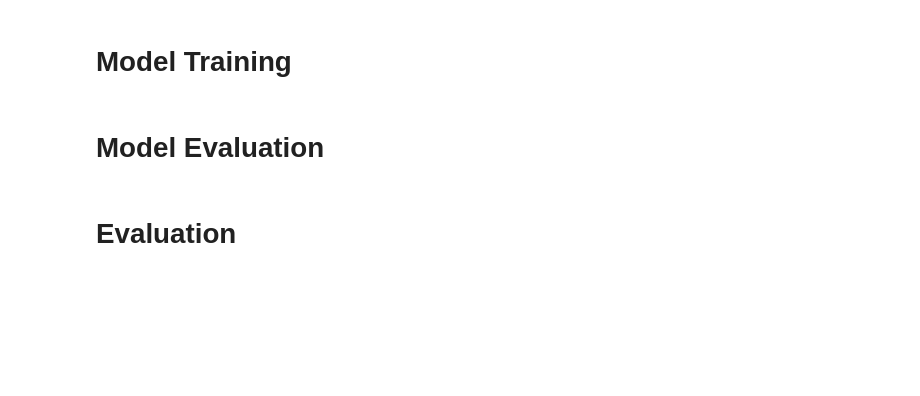
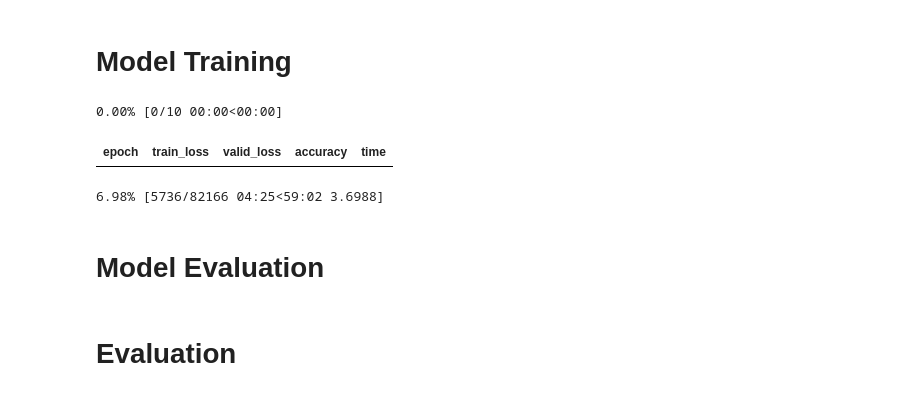
Before and after one commit to ncoop57/sme_qa, a Jupyter notebook: main/nbs/mdling/awd_lstm/awd_lstm.ipynb, the cells around one changed output. Saved outputs shown, nothing was run; the diff lists cells and outputs as text; code cells hidden in the pictures; blank space fills up the shorter version.

```diff
--- a/main/nbs/mdling/awd_lstm/awd_lstm.ipynb
+++ b/main/nbs/mdling/awd_lstm/awd_lstm.ipynb
@@ -84,7 +62,11 @@ max_lr = 1e-2
 moms = (0.5, .75)
 pct_strt = 0.02
 # %%
-learn.fit_one_cycle(5, max_lr)#, moms=moms, pct_start = pct_strt)
+learn.fit_one_cycle(10, max_lr) #, moms=moms, pct_start = pct_strt)
+# %% [output]
+0.00% [0/10 00:00<00:00]
+| epoch | train_loss | valid_loss | accuracy | time |
+6.98% [5736/82166 04:25<59:02 3.6988]
 # %%
 learn.save(model_path/'awd_lstm_do_30pct')
 # %%
```
Also changed, not shown: parts of 10 cells of this notebook, 2 other files.
